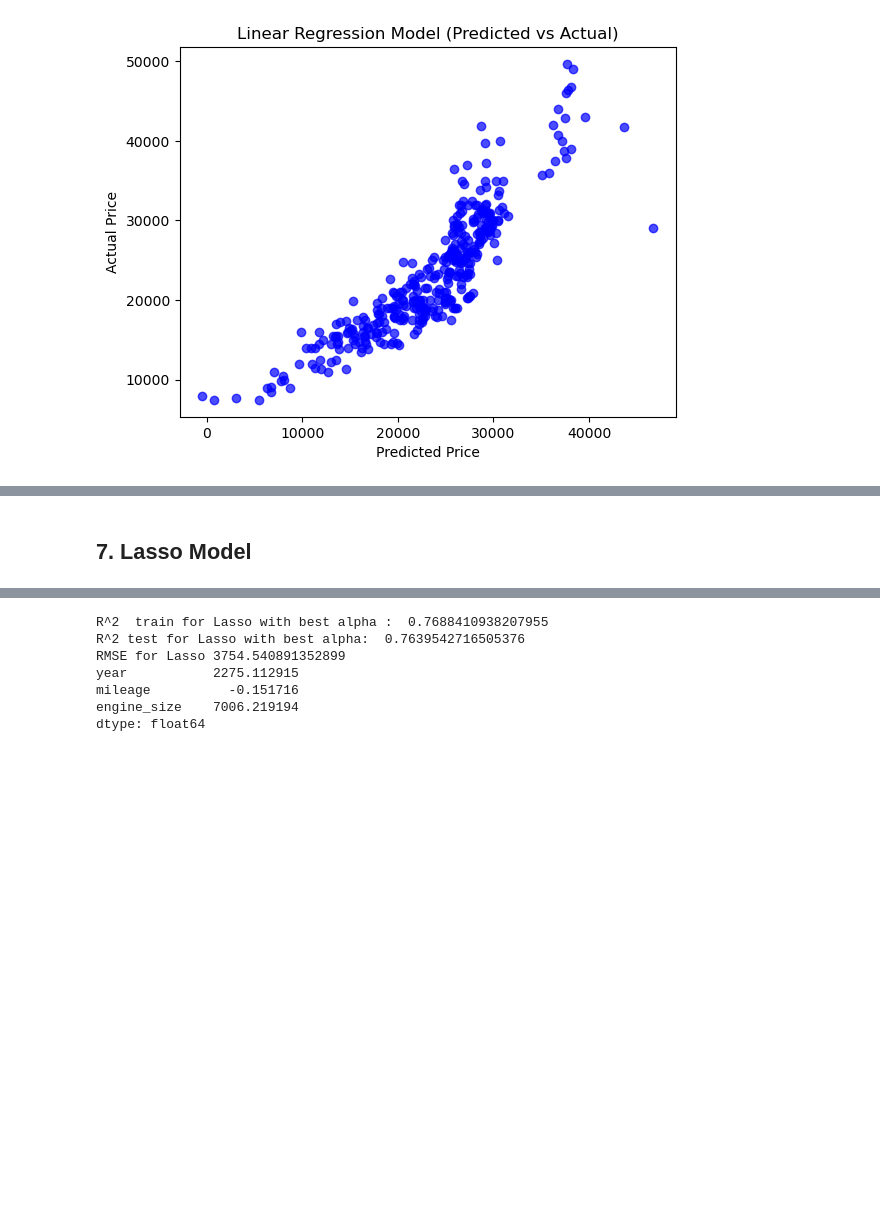
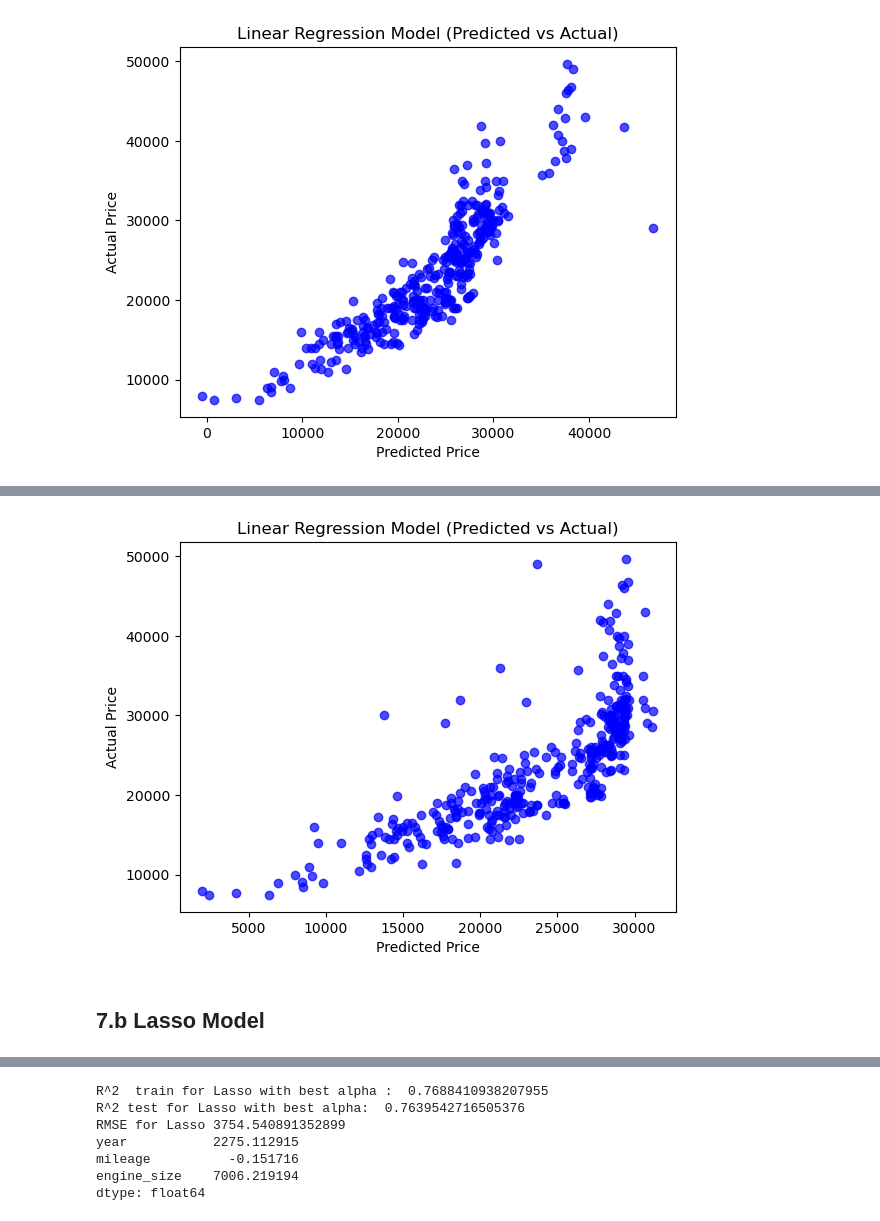
Before and after one commit to dssalaza/MLMaverickProject, a Jupyter notebook: Project1.ipynb, the cells around one changed output, grey strips where cells are left out. Drawn from its saved outputs; the diff is of its cells as text; code cells hidden in the pictures; blank space fills up the shorter version.

Commit message:
Added Ridge model

```diff
--- a/Project1.ipynb
+++ b/Project1.ipynb
@@ -582,0 +599,7 @@ print(df)
+# %%
+#removing categorical variables so Ridge algorithm does not have the below conflict:
+#sklearn\linear_model\_ridge.py:211: LinAlgWarning: \
+#Ill-conditioned matrix (rcond=9.47452e-17): result may not be accurate.
+
+features_r = features.drop(['engine_size', 'Automatic', 'Manual', 'Other_Transmission', 'Semi-Auto' , 'Diesel', 'Hybrid', 'Other_Fuel', 'Petrol'], axis=1)
+features_r.head(10)
@@ -582,0 +618,14 @@ print(df)
+# %%
+#Split Training and Test set for Ridge
+
+X_train_r, X_test_r, Y_train_r, Y_test_r = train_test_split(features_r, response, test_size=0.1, random_state = 42)
+# %%
+ridge = Ridge()
+coefs = []
+
+for a in alphas_r:
+    ridge.set_params(alpha = a)
+    ridge.fit(features_r,response)
+    coefs.append(ridge.coef_)
+
+np.shape(coefs)
@@ -582,0 +707,15 @@ print(df)
+# %%
+# find out the coefficient for the best result
+print('Best alpha:', best_alpha)
+ridge = Ridge(alpha = best_alpha)
+ridge.fit(X_train_r, Y_train_r)
+pred = ridge.predict(X_test_r)
+r2_train = ridge.score(X_train_r, Y_train_r)
+r2_test = ridge.score(X_test_r, Y_test_r)
+rmse = mean_squared_error(Y_test_r, pred) ** 0.5
+
+print('R^2 train:', r2_train)
+print('R^2 test:', r2_test)
+print('RMSE:', rmse)
+print()
+print(pd.Series(ridge.coef_, index=features_r.columns))
@@ -583,5 +731,16 @@ print(df)
+# %%
+# plot the prediction vs actual
+
+actual_values = Y_test_r
+plt.scatter(pred, actual_values, alpha=0.7, color='b')
+plt.xlabel('Predicted Price')
+plt.ylabel('Actual Price')
+plt.title("Linear Regression Model (Predicted vs Actual)")
+plt.show()
+# %% [output]
+[figure, added]
 # %% [markdown]
-## 7. Lasso Model
+## 7.b Lasso Model
 # %%
 #importing libraries
 from sklearn.linear_model import Lasso
```
Also changed, not shown: parts of 19 cells of this notebook.
